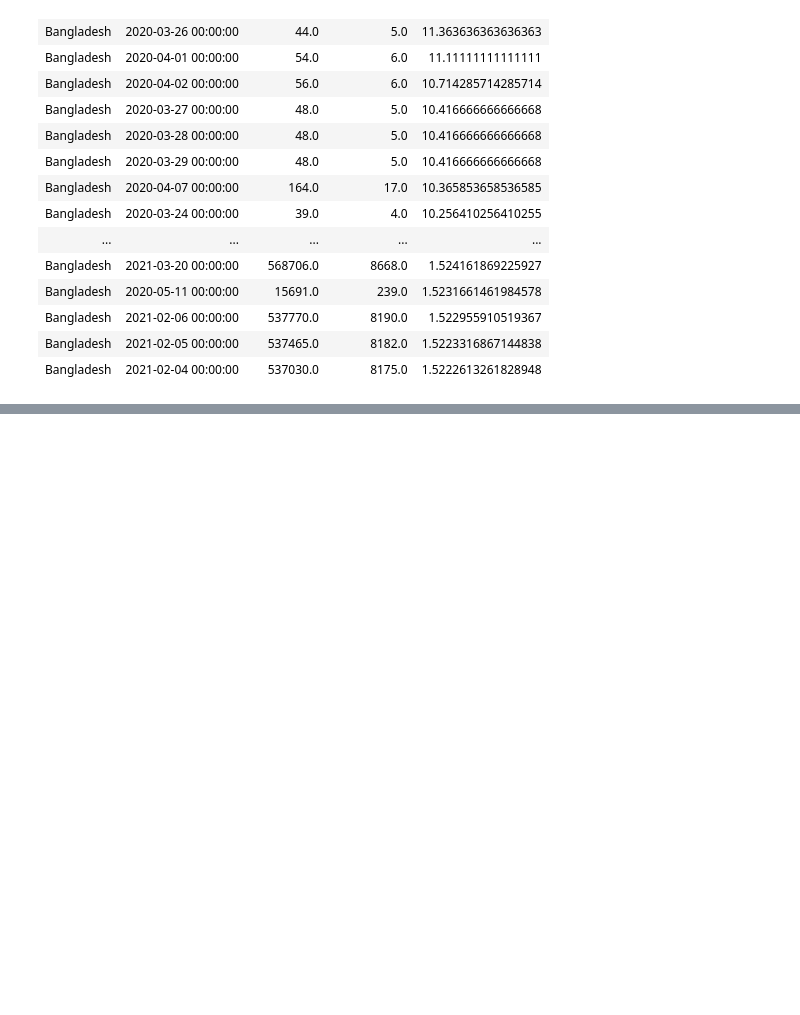
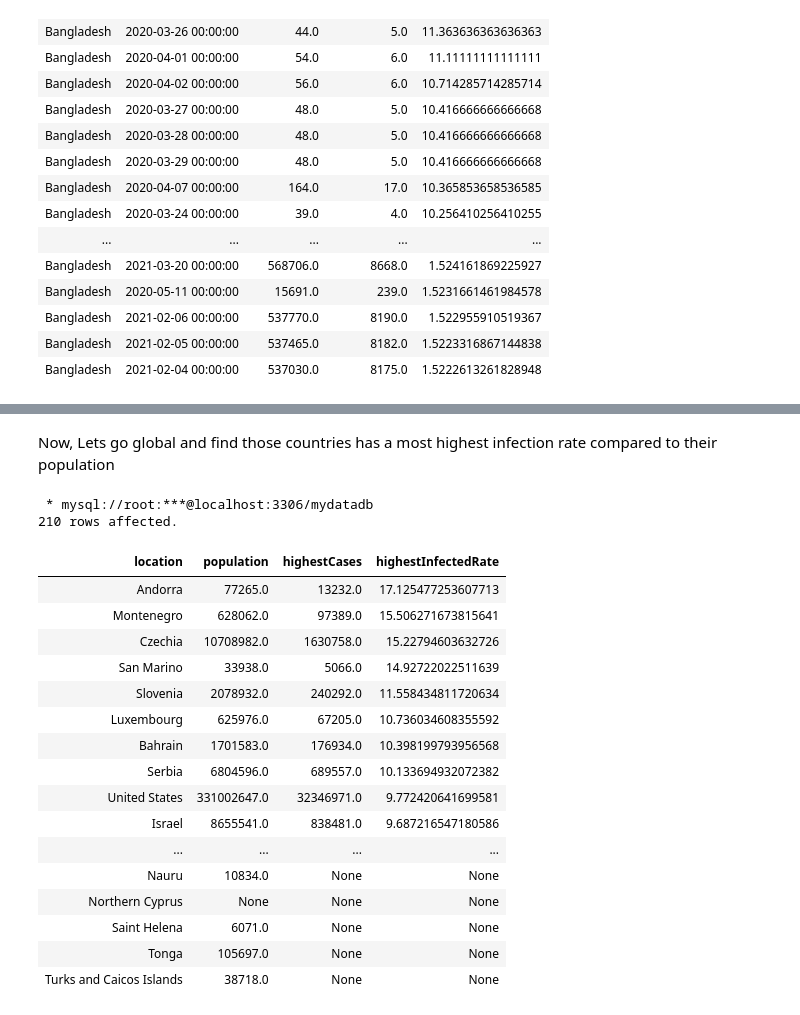
Before and after one commit to ncdas/Covid19-Data-Exploration, a Jupyter notebook: Covid-19 Data Exploration in SQL.ipynb, the cells around one changed output, grey strips where cells are left out. Saved outputs shown, nothing was run; the diff lists cells and outputs as text; code cells hidden in the pictures; blank space fills up the shorter version.

```diff
--- a/Covid-19 Data Exploration in SQL.ipynb
+++ b/Covid-19 Data Exploration in SQL.ipynb
@@ -94,0 +167,30 @@ LIMIT 100;
+# %% [markdown]
+Now, Lets go global and find those countries has a most highest infection rate compared to their population
+# %%
+%%sql
+
+SELECT location, population, MAX(total_cases) AS highestCases, MAX((total_cases/population)*100) AS highestInfectedRate
+FROM covid_deaths
+WHERE continent is not null
+GROUP BY location, population
+ORDER BY 4 DESC;
+# %% [output]
+ * mysql://root:***@localhost:3306/mydatadb
+210 rows affected.
+| location | population | highestCases | highestInfectedRate |
+| Andorra | 77265.0 | 13232.0 | 17.125477253607713 |
+| Montenegro | 628062.0 | 97389.0 | 15.506271673815641 |
+| Czechia | 10708982.0 | 1630758.0 | 15.22794603632726 |
+| San Marino | 33938.0 | 5066.0 | 14.92722022511639 |
+| Slovenia | 2078932.0 | 240292.0 | 11.558434811720634 |
+| Luxembourg | 625976.0 | 67205.0 | 10.736034608355592 |
+| Bahrain | 1701583.0 | 176934.0 | 10.398199793956568 |
+| Serbia | 6804596.0 | 689557.0 | 10.133694932072382 |
+| United States | 331002647.0 | 32346971.0 | 9.772420641699581 |
+| Israel | 8655541.0 | 838481.0 | 9.687216547180586 |
+| ... | ... | ... | ... |
+| Nauru | 10834.0 | None | None |
+| Northern Cyprus | None | None | None |
+| Saint Helena | 6071.0 | None | None |
+| Tonga | 105697.0 | None | None |
+| Turks and Caicos Islands | 38718.0 | None | None |
```
Also changed, not shown: parts of 8 cells of this notebook.
